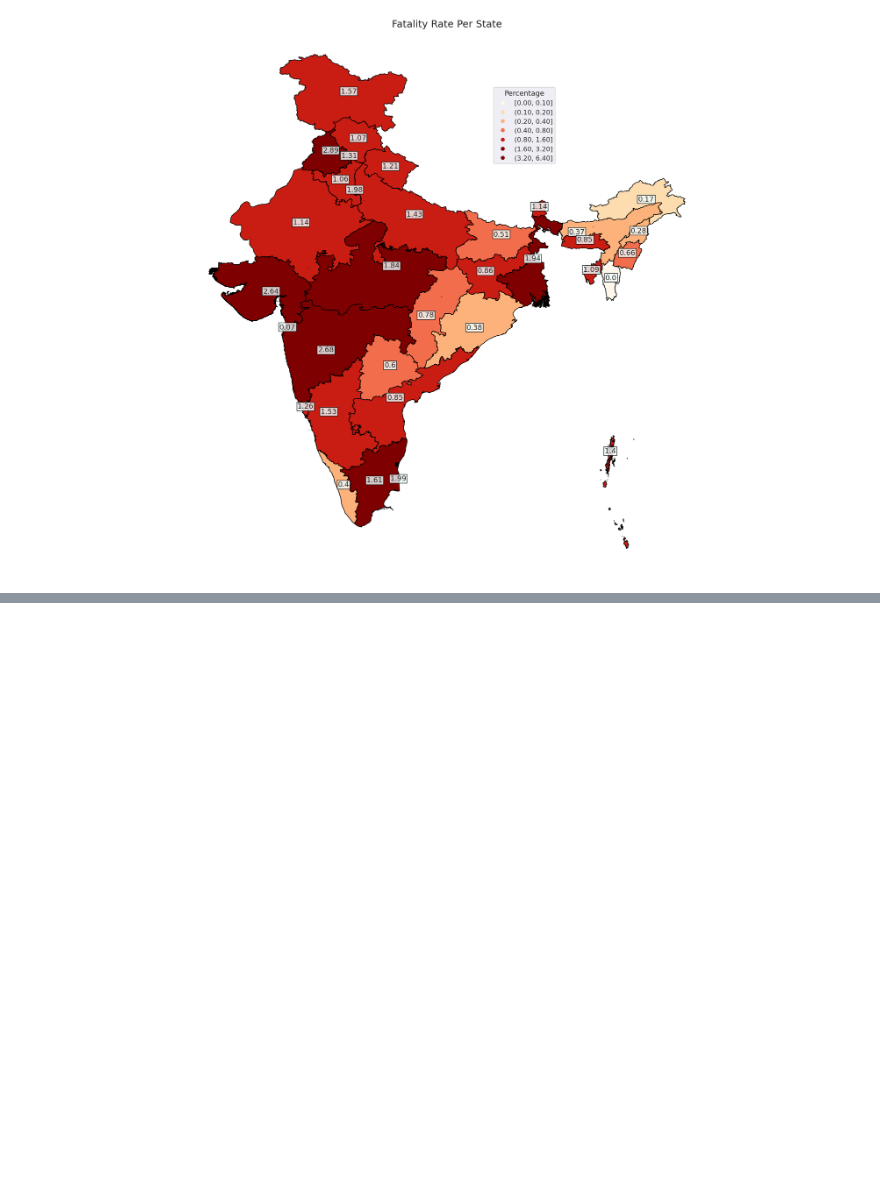
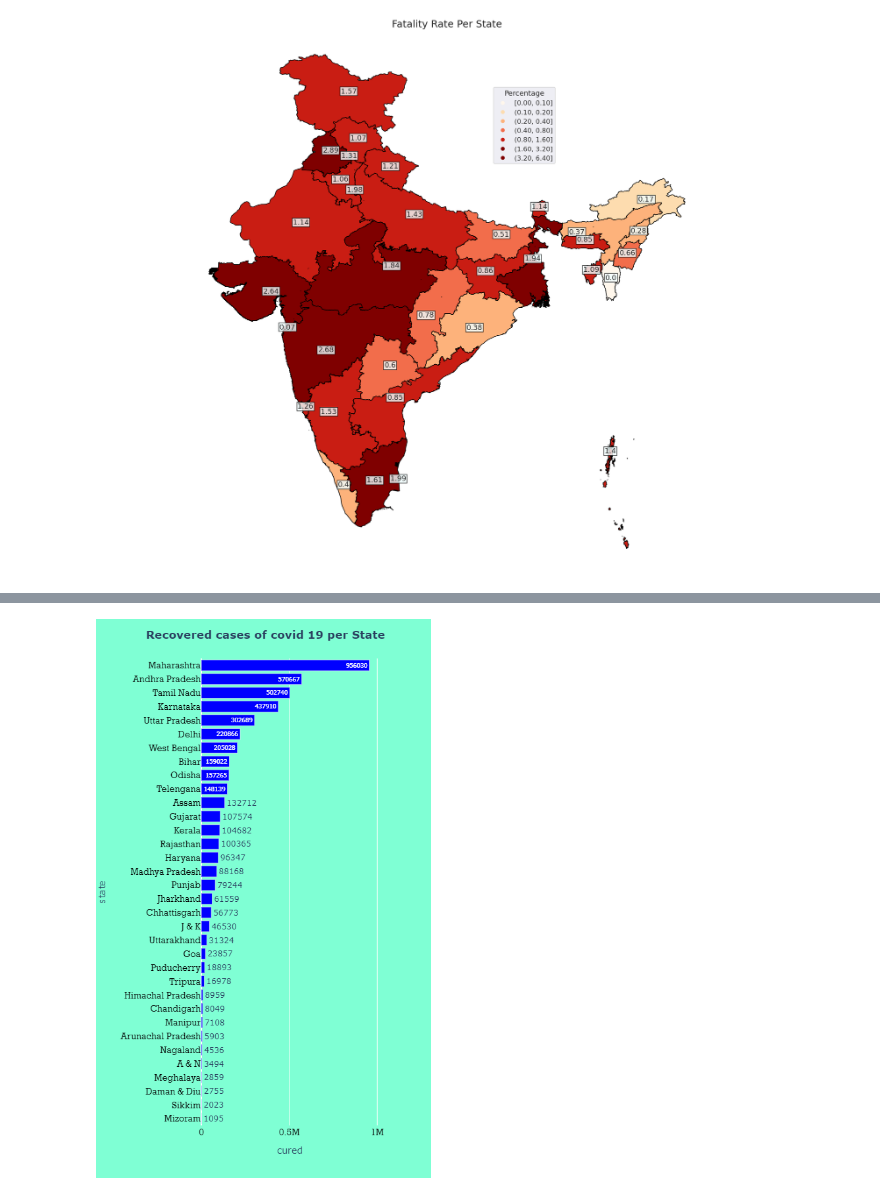
Before and after one commit to Meetparmar4/Covid-19-India, a Jupyter notebook: covid-india-analysis.ipynb, the cells around one changed output, grey strips where cells are left out. Cells and saved outputs as stored; diff of their text form; code cells hidden in the pictures; blank space fills up the shorter version.

```diff
--- a/covid-india-analysis.ipynb
+++ b/covid-india-analysis.ipynb
@@ -597,0 +640,20 @@ plt.show()
+# %%
+recovered = merged.sort_values('cured', ascending = True)
+highr = recovered.head(10)
+lowr = recovered.tail(10)
+
+fig = px.bar(recovered, x="cured", y="state", orientation='h', text = 'cured')
+fig.update_layout(
+    title_text='<b> Recovered cases of covid 19 per State<b>',
+    title_x=0.5,
+    paper_bgcolor='aquamarine',
+    plot_bgcolor = "aquamarine",
+    autosize=False,
+    width= 850,
+    height= 850)
+fig.update_traces(marker_color='blue')
+fig.update_xaxes(tickfont=dict(family='Rockwell', color='black', size=14))
+fig.update_yaxes(tickfont=dict(family='Rockwell', color='black', size=14))
+fig.show()
+# %% [output]
+[figure, added]
```
Also changed, not shown: parts of 8 cells of this notebook.
